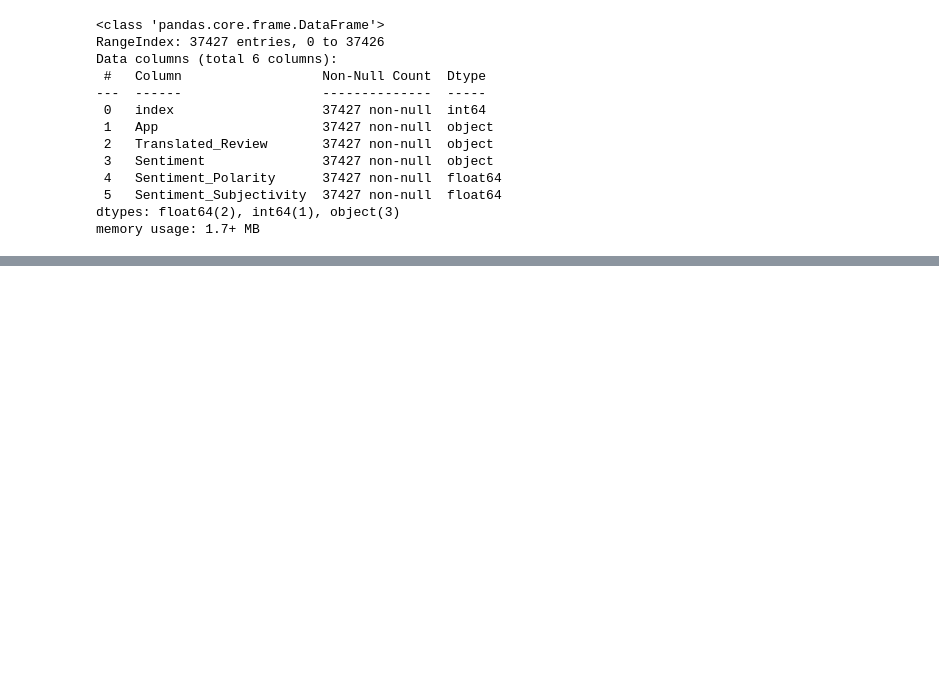
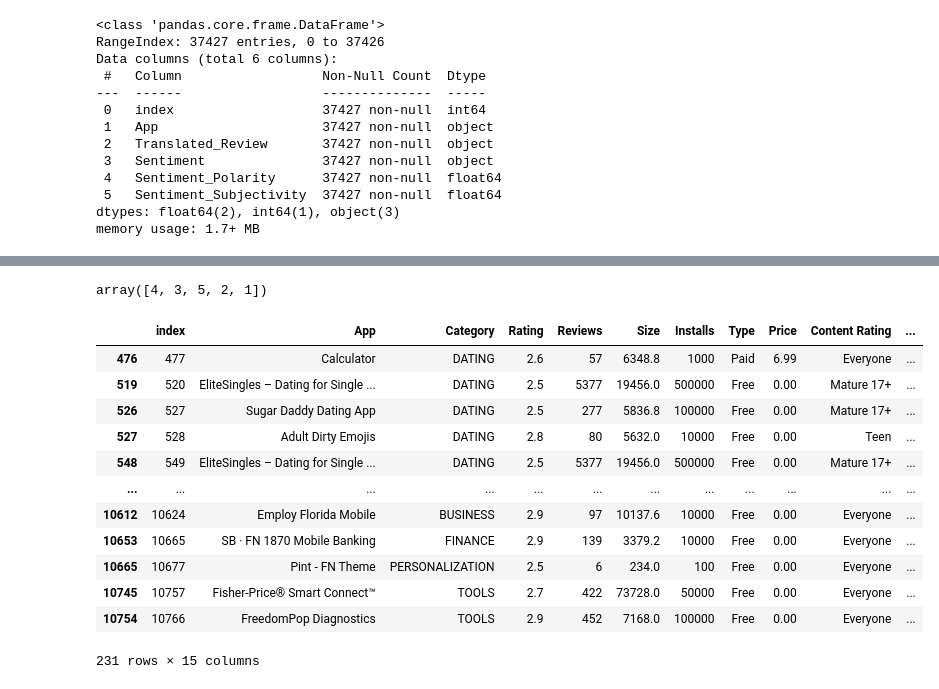
Before and after one commit to Togy1612/Play-Store-App-Review-Analysis, a Jupyter notebook: Play_Store_App_Review_Analysis.ipynb, the cells around one changed output, grey strips where cells are left out. Drawn from its saved outputs; the diff is of its cells as text; code cells hidden in the pictures; blank space fills up the shorter version.

```diff
--- a/Play_Store_App_Review_Analysis.ipynb
+++ b/Play_Store_App_Review_Analysis.ipynb
@@ -352,0 +362,20 @@ memory usage: 1.7+ MB
+# %%
+play_store_data.Rating_distribution.unique()
+# %% [output]
+array([4, 3, 5, 2, 1])
+# %%
+play_store_data[play_store_data['Rating_distribution'] == 2]
+# %% [output]
+|  | index | App | Category | Rating | Reviews | Size | Installs | Type | Price | Content Rating | ... |
+| 476 | 477 | Calculator | DATING | 2.6 | 57 | 6348.8 | 1000 | Paid | 6.99 | Everyone | ... |
+| 519 | 520 | EliteSingles – Dating for Single ... | DATING | 2.5 | 5377 | 19456.0 | 500000 | Free | 0.00 | Mature 17+ | ... |
+| 526 | 527 | Sugar Daddy Dating App | DATING | 2.5 | 277 | 5836.8 | 100000 | Free | 0.00 | Mature 17+ | ... |
+| 527 | 528 | Adult Dirty Emojis | DATING | 2.8 | 80 | 5632.0 | 10000 | Free | 0.00 | Teen | ... |
+| 548 | 549 | EliteSingles – Dating for Single ... | DATING | 2.5 | 5377 | 19456.0 | 500000 | Free | 0.00 | Mature 17+ | ... |
+| ... | ... | ... | ... | ... | ... | ... | ... | ... | ... | ... | ... |
+| 10612 | 10624 | Employ Florida Mobile | BUSINESS | 2.9 | 97 | 10137.6 | 10000 | Free | 0.00 | Everyone | ... |
+| 10653 | 10665 | SB · FN 1870 Mobile Banking | FINANCE | 2.9 | 139 | 3379.2 | 10000 | Free | 0.00 | Everyone | ... |
+| 10665 | 10677 | Pint - FN Theme | PERSONALIZATION | 2.5 | 6 | 234.0 | 100 | Free | 0.00 | Everyone | ... |
+| 10745 | 10757 | Fisher-Price® Smart Connect™ | TOOLS | 2.7 | 422 | 73728.0 | 50000 | Free | 0.00 | Everyone | ... |
+| 10754 | 10766 | FreedomPop Diagnostics | TOOLS | 2.9 | 452 | 7168.0 | 100000 | Free | 0.00 | Everyone | ... |
+231 rows × 15 columns
```
Also changed, not shown: parts of 17 cells of this notebook.
